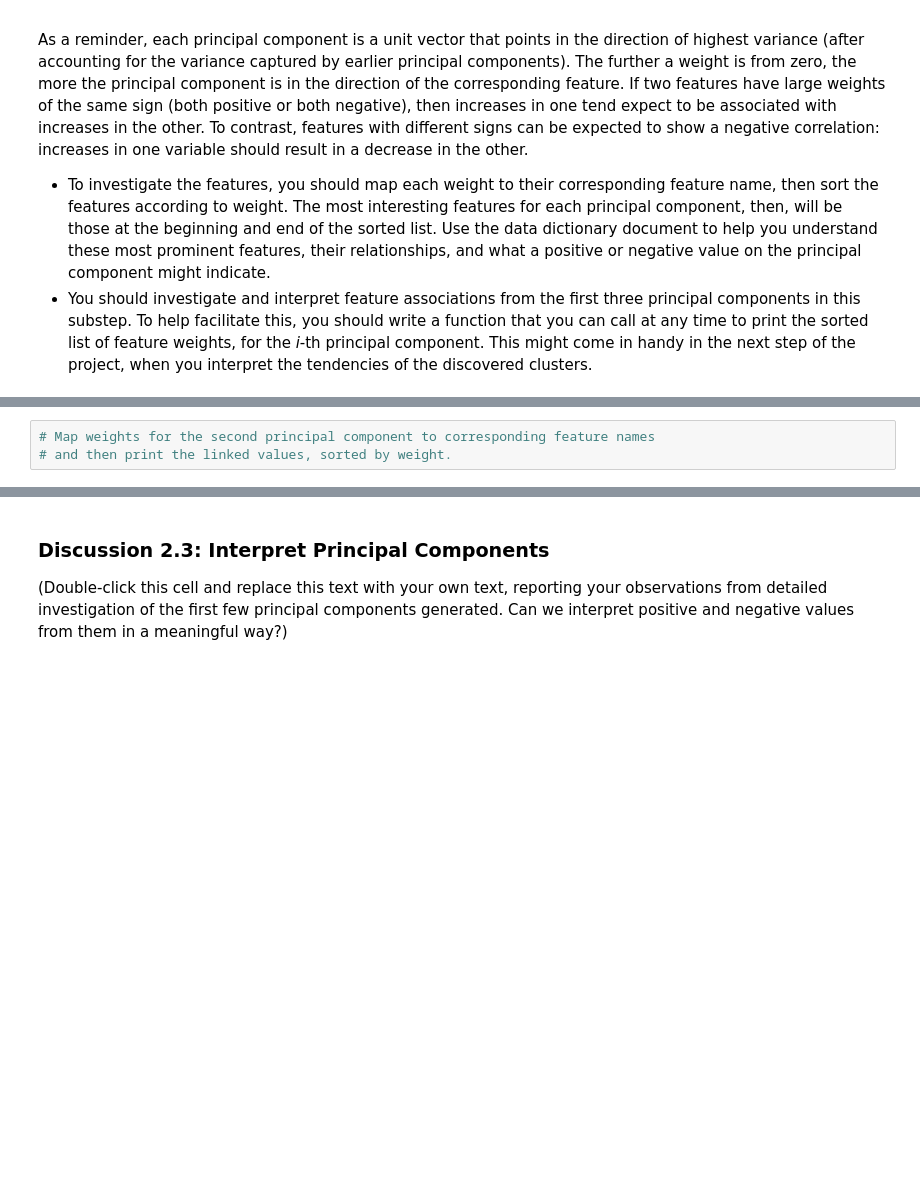
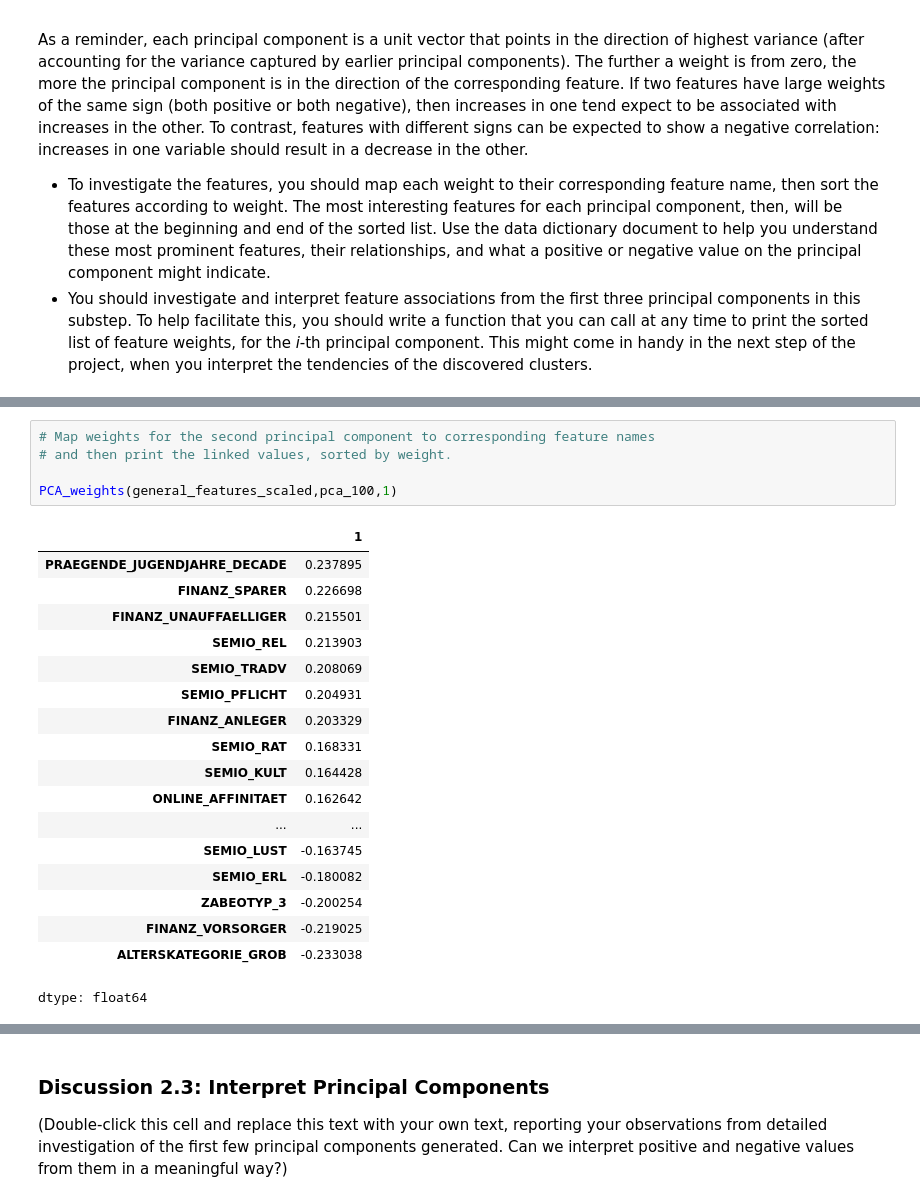
Before and after one commit to EssaAlsharif/Identify-Customer-Segments, a Jupyter notebook: Identify_Customer_Segments.ipynb, the cells around one changed output, grey strips where cells are left out. Cells and saved outputs as stored; diff of their text form; blank space fills up the shorter version.

```diff
--- a/Identify_Customer_Segments.ipynb
+++ b/Identify_Customer_Segments.ipynb
@@ -1406,6 +1428,27 @@ As a reminder, each principal component is a unit vector that points in the dire
 # %%
 # Map weights for the second principal component to corresponding feature names
 # and then print the linked values, sorted by weight.
+
+PCA_weights(general_features_scaled,pca_100,1)
+# %% [output]
+|  | 1 |
+| PRAEGENDE_JUGENDJAHRE_DECADE | 0.237895 |
+| FINANZ_SPARER | 0.226698 |
+| FINANZ_UNAUFFAELLIGER | 0.215501 |
+| SEMIO_REL | 0.213903 |
+| SEMIO_TRADV | 0.208069 |
+| SEMIO_PFLICHT | 0.204931 |
+| FINANZ_ANLEGER | 0.203329 |
+| SEMIO_RAT | 0.168331 |
+| SEMIO_KULT | 0.164428 |
+| ONLINE_AFFINITAET | 0.162642 |
+| ... | ... |
+| SEMIO_LUST | -0.163745 |
+| SEMIO_ERL | -0.180082 |
+| ZABEOTYP_3 | -0.200254 |
+| FINANZ_VORSORGER | -0.219025 |
+| ALTERSKATEGORIE_GROB | -0.233038 |
+dtype: float64
 # %%
 # Map weights for the third principal component to corresponding feature names
 # and then print the linked values, sorted by weight.
```
Also changed, not shown: parts of 9 cells of this notebook.
